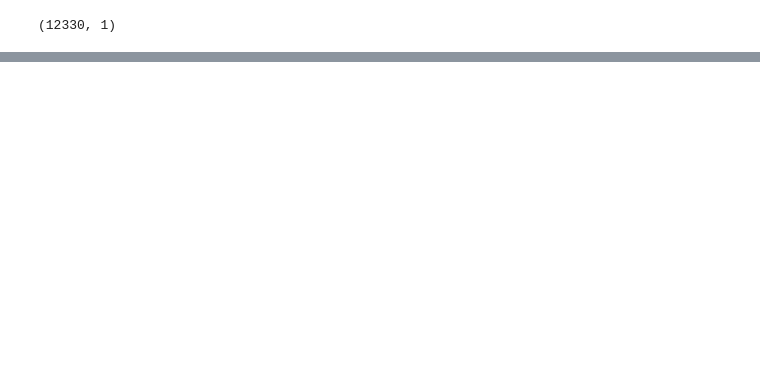
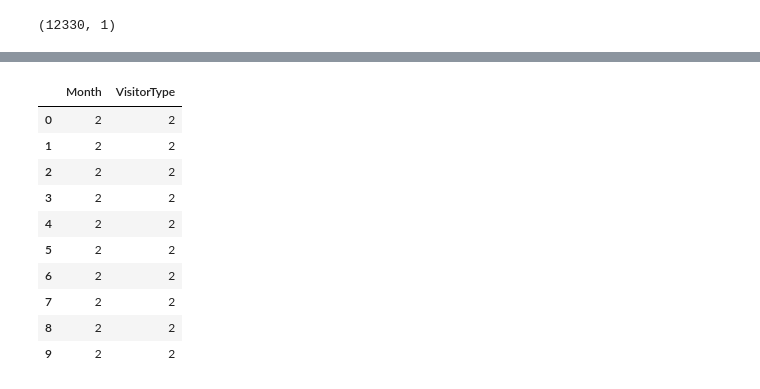
Before and after one commit to SepidehMohammadi/Capstone_python, a Jupyter notebook: loading the data, creating matrix of feauters and dependent variable vector.ipynb, the cells around one changed output, grey strips where cells are left out. Saved outputs shown, nothing was run; the diff lists cells and outputs as text; code cells hidden in the pictures; blank space fills up the shorter version.

Commit message:
Encoding non-int features and Creating dummy variables

```diff
--- a/loading the data, creating matrix of feauters and dependent variable vector.ipynb
+++ b/loading the data, creating matrix of feauters and dependent variable vector.ipynb
@@ -83,3 +87,0 @@ OSHIdf.shape
-# %%
-OSHIX = OSHIdf.iloc[:, :-1]
-OSHIX.shape
@@ -92,0 +116,30 @@ OSHIy.shape
+# %%
+#encoding catogorical features
+
+#categorical boolean mask
+categorical_feature_mask =OSHIX.dtypes == object
+
+#filter categorical columns using mask and turn it into a list
+categorical_cols = OSHIX.columns[categorical_feature_mask].tolist()
+
+#Instantiate a LabelEncoder Object
+le = LabelEncoder()
+
+#apply LabelEncoder on each of categorical columns
+OSHIX[categorical_cols] =OSHIX [categorical_cols].apply(lambda col:
+                                                        le.fit_transform(col))
+
+
+OSHIX[categorical_cols].head(10)
+# %% [output]
+|  | Month | VisitorType |
+| 0 | 2 | 2 |
+| 1 | 2 | 2 |
+| 2 | 2 | 2 |
+| 3 | 2 | 2 |
+| 4 | 2 | 2 |
+| 5 | 2 | 2 |
+| 6 | 2 | 2 |
+| 7 | 2 | 2 |
+| 8 | 2 | 2 |
+| 9 | 2 | 2 |
```
Also changed, not shown: parts of 15 cells of this notebook.
